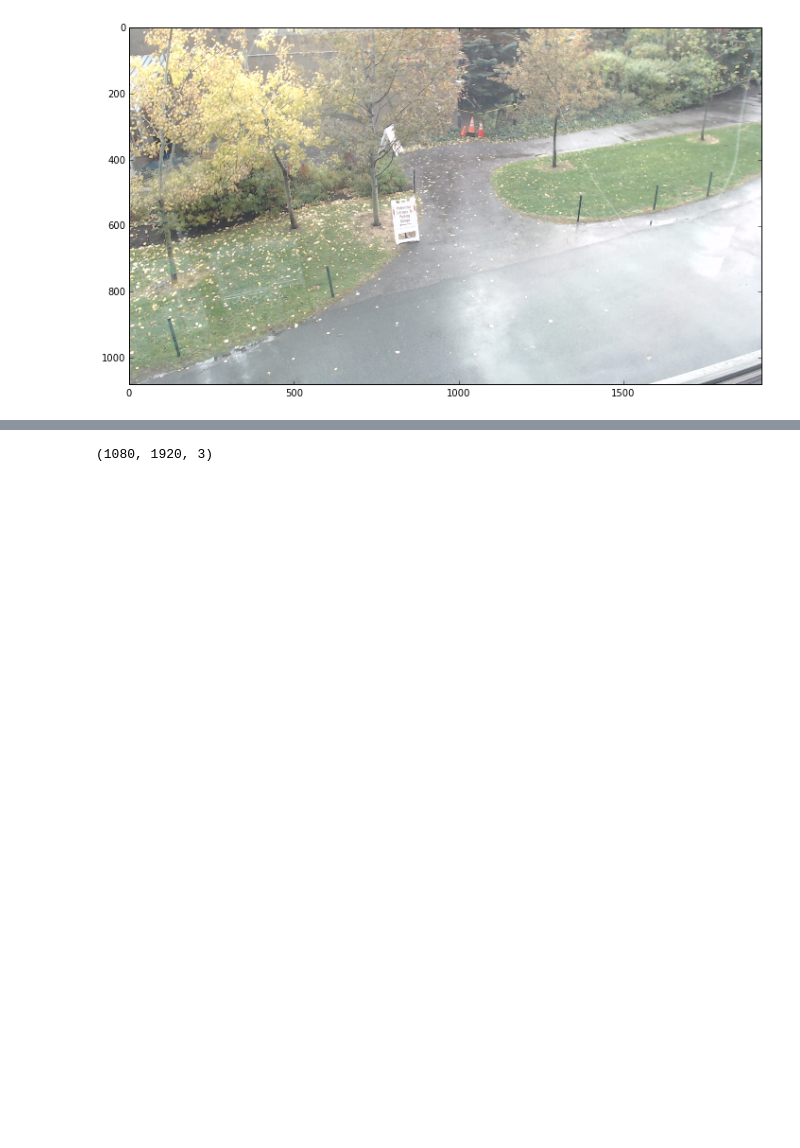
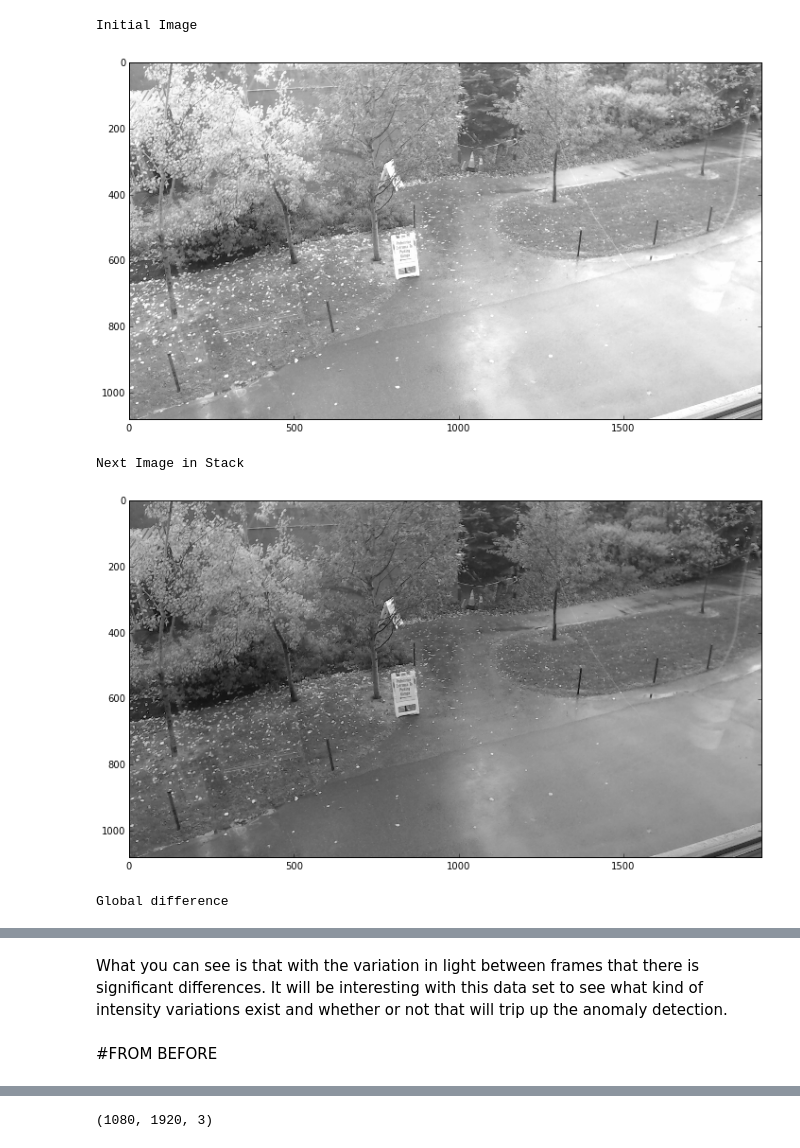
Before and after one commit to cs205-surveillance/cs205-surveillance, a Jupyter notebook: Initial Image Processing.ipynb, the cells around one changed output, grey strips where cells are left out. Saved outputs shown, nothing was run; the diff lists cells and outputs as text; code cells hidden in the pictures; blank space fills up the shorter version.

```diff
--- a/Initial Image Processing.ipynb
+++ b/Initial Image Processing.ipynb
@@ -6,8 +16,23 @@ import matplotlib.pyplot as plt
 # %%
 plt.figure(figsize=(12,10))
-f = misc.imread('cs205_images/grabber003.ppm')
+f = misc.imread('cs205_images/grabber003.ppm',flatten=True)
+f2 = misc.imread('cs205_images/grabber004.ppm',flatten=True)
 # misc.imsave('cs205_images/grabber002.ppm', f)
+f3 = f2-f
+print "Initial Image"
 plt.imshow(f)
 plt.show()
+print "Next Image in Stack"
+plt.figure(figsize=(12,10))
+plt.imshow(f2)
+plt.show()
+print "Global difference"
+plt.figure(figsize=(12,10))
+plt.imshow(f3)
+plt.show()
 # %% [output]
+Initial Image
-[figure, old version]
+[figure, new version]
+Next Image in Stack
+[figure, added]
+Global difference
@@ -14 +40,5 @@ plt.show()
+# %% [markdown]
+What you can see is that with the variation in light between frames that there is significant differences. It will be interesting with this data set to see what kind of intensity variations exist and whether or not that will trip up the anomaly detection.
+# %% [markdown]
+#FROM BEFORE
 # %% [markdown]
```
Also changed, not shown: parts of 5 cells of this notebook.
